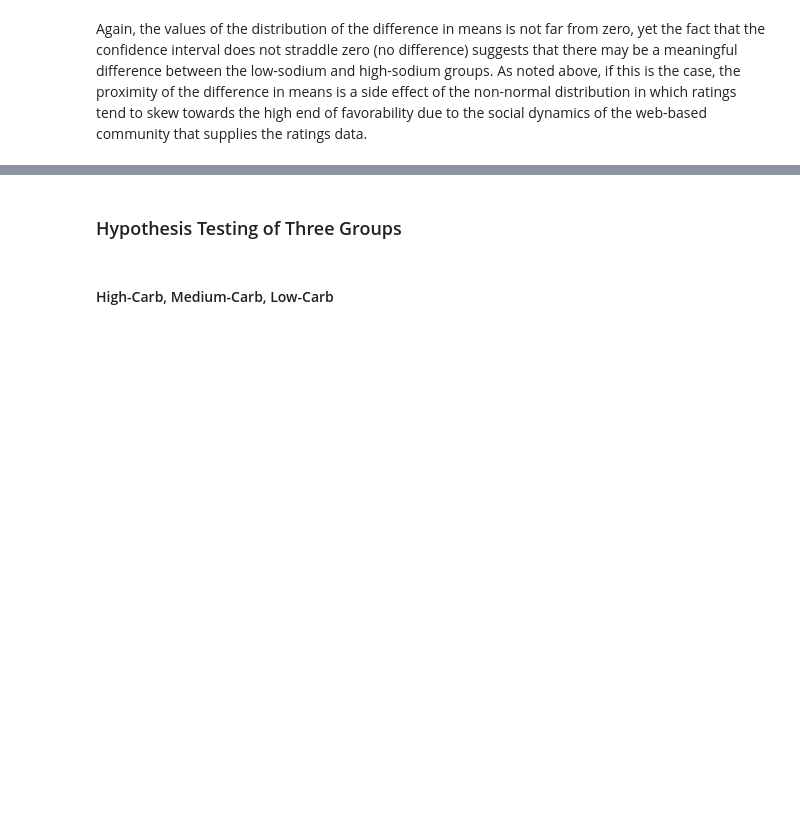
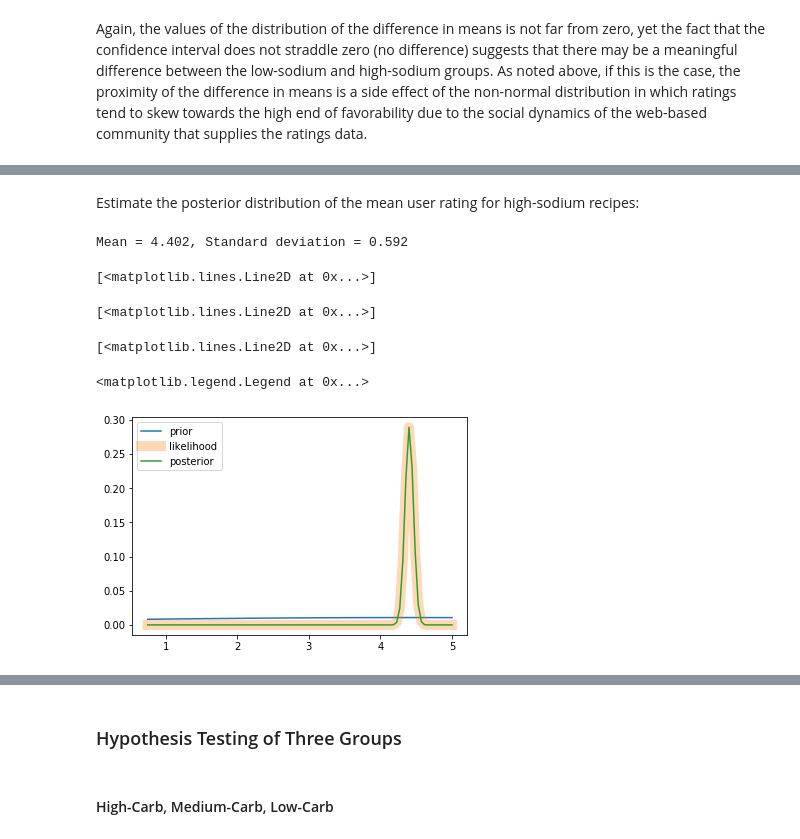
Before and after one commit to pelorenz/data-science-410, a Jupyter notebook: PeterLorenz-M02.ipynb, the cells around one changed output, grey strips where cells are left out. Cells and saved outputs as stored; diff of their text form; code cells hidden in the pictures; blank space fills up the shorter version.

```diff
--- a/PeterLorenz-M02.ipynb
+++ b/PeterLorenz-M02.ipynb
@@ -440,0 +541,20 @@ Again, the values of the distribution of the difference in means is not far from
+# %% [markdown]
+Estimate the posterior distribution of the mean user rating for high-sodium recipes:
+# %%
+pp_high_sodium = ss.norm.pdf(p, loc=high_sodium.mean_rating.mean(), scale=5)
+pp_high_sodium = pp_high_sodium / pp_high_sodium.sum() # normalize
+
+like_high_sodium = comp_like(p, high_sodium.mean_rating)
+post_high_sodium = posterior(pp_high_sodium, like_high_sodium)
+
+plt.plot(p, pp_high_sodium, label='prior')
+plt.plot(p, like_high_sodium, label='likelihood', alpha=.3, linewidth=10)
+plt.plot(p, post_high_sodium, label='posterior')
+plt.legend()
+# %% [output]
+Mean = 4.402, Standard deviation = 0.592
+[<matplotlib.lines.Line2D at 0x...>]
+[<matplotlib.lines.Line2D at 0x...>]
+[<matplotlib.lines.Line2D at 0x...>]
+<matplotlib.legend.Legend at 0x...>
+[figure, added]
```
Also changed, not shown: parts of 23 cells of this notebook.
